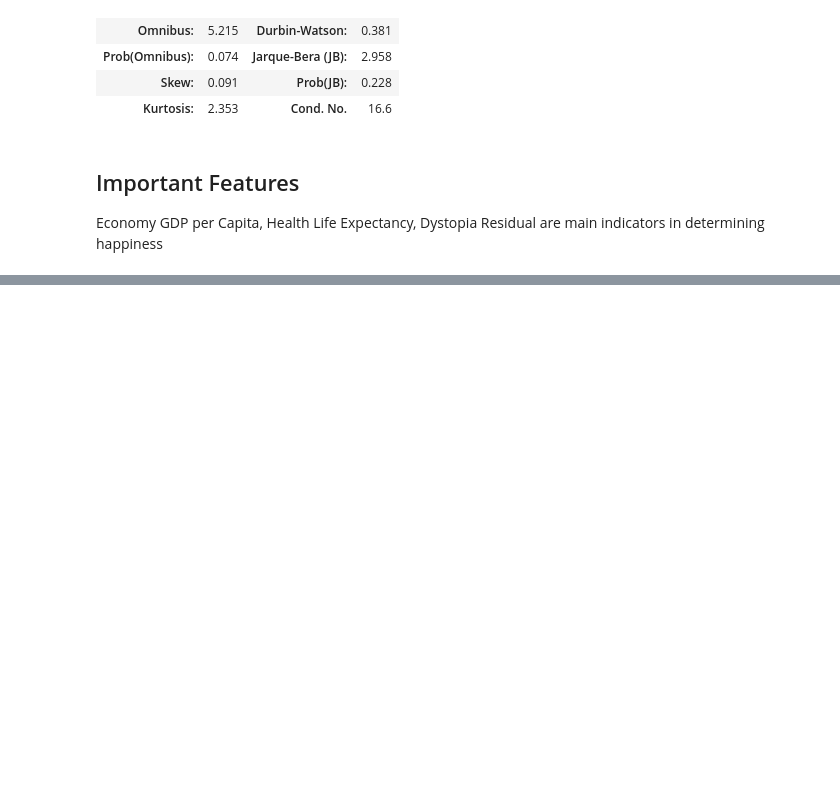
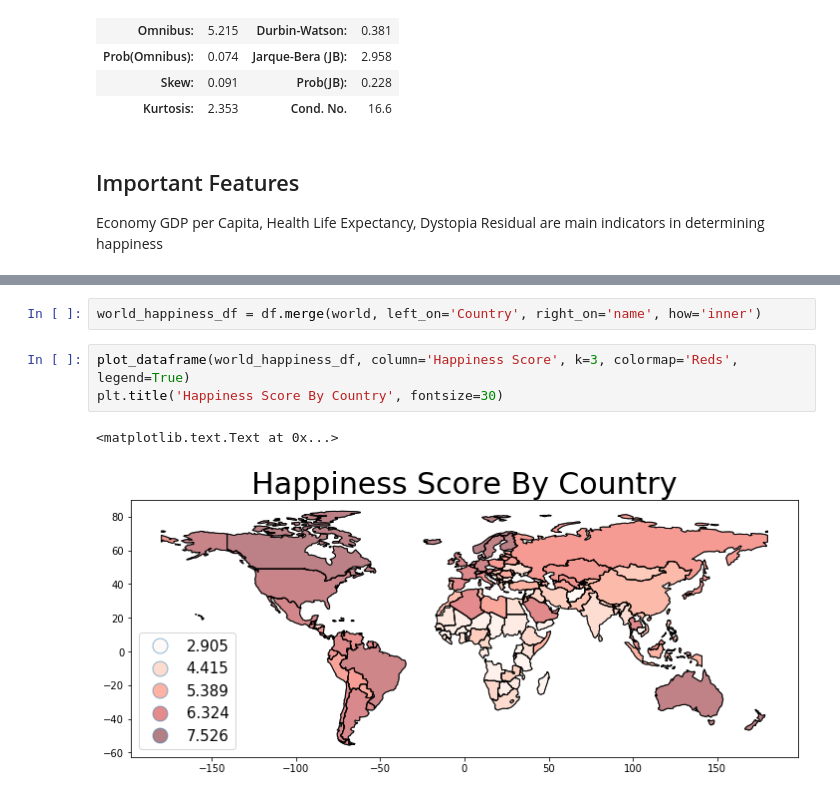
Before and after one commit to uwblueprint/blueprint_intro_to_data_science, a Jupyter notebook: Intro to Data Science by Blueprint.ipynb, the cells around one changed output, grey strips where cells are left out. Cells and saved outputs as stored; diff of their text form; blank space fills up the shorter version.

```diff
--- a/Intro to Data Science by Blueprint.ipynb
+++ b/Intro to Data Science by Blueprint.ipynb
@@ -60,0 +240,8 @@ Economy GDP per Capita, Health Life Expectancy, Dystopia Residual are main indic
+# %%
+world_happiness_df = df.merge(world, left_on='Country', right_on='name', how='inner')
+# %%
+plot_dataframe(world_happiness_df, column='Happiness Score', k=3, colormap='Reds', legend=True)
+plt.title('Happiness Score By Country', fontsize=30)
+# %% [output]
+<matplotlib.text.Text at 0x...>
+[figure, added]
```
Also changed, not shown: parts of 12 cells of this notebook, 1 other file.
